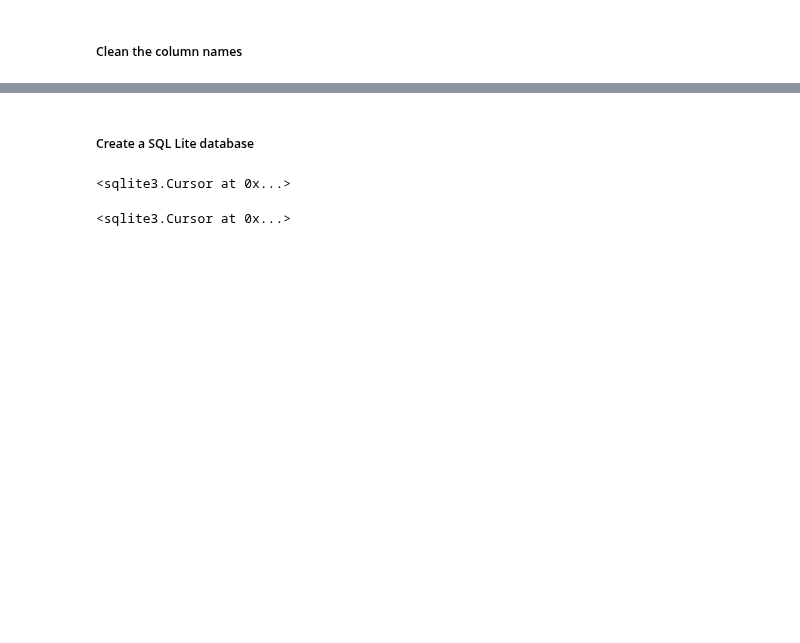
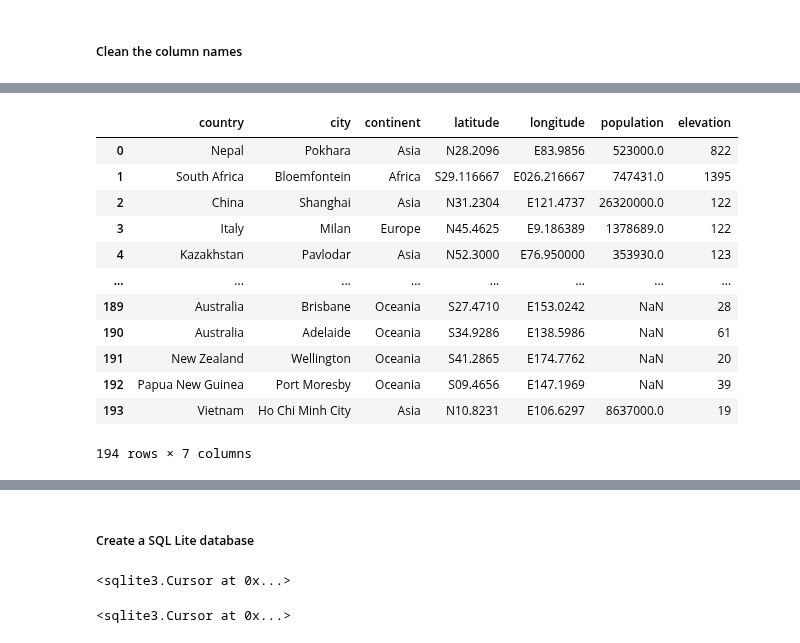
Before and after one commit to stmoks/capitals_and_countries, a Jupyter notebook: main.ipynb, the cells around one changed output, grey strips where cells are left out. Cells and saved outputs as stored; diff of their text form; code cells hidden in the pictures; blank space fills up the shorter version.

```diff
--- a/main.ipynb
+++ b/main.ipynb
@@ -5,6 +6,10 @@ import re
 # %% [markdown]
 ##### Scrape and load the Wiki data into a Pandas dataframe
 # %%
-url = 'https://en.wikipedia.org/wiki/List_of_national_capitals'
-list_of_tables = pd.read_html(url)
+capitals_url = 'https://en.wikipedia.org/wiki/List_of_national_capitals'
+list_of_tables = pd.read_html(capitals_url)
 capitals_df = list_of_tables[1]
+
+cities_url = 'https://en.wikipedia.org/wiki/List_of_cities_by_elevation'
+list_of_tables = pd.read_html(cities_url)
+cities_df = list_of_tables[1]
@@ -35,0 +74,16 @@ capitals_df
+# %%
+cities_df
+# %% [output]
+|  | country | city | continent | latitude | longitude | population | elevation |
+| 0 | Nepal | Pokhara | Asia | N28.2096 | E83.9856 | 523000.0 | 822 |
+| 1 | South Africa | Bloemfontein | Africa | S29.116667 | E026.216667 | 747431.0 | 1395 |
+| 2 | China | Shanghai | Asia | N31.2304 | E121.4737 | 26320000.0 | 122 |
+| 3 | Italy | Milan | Europe | N45.4625 | E9.186389 | 1378689.0 | 122 |
+| 4 | Kazakhstan | Pavlodar | Asia | N52.3000 | E76.950000 | 353930.0 | 123 |
+| ... | ... | ... | ... | ... | ... | ... | ... |
+| 189 | Australia | Brisbane | Oceania | S27.4710 | E153.0242 | NaN | 28 |
+| 190 | Australia | Adelaide | Oceania | S34.9286 | E138.5986 | NaN | 61 |
+| 191 | New Zealand | Wellington | Oceania | S41.2865 | E174.7762 | NaN | 20 |
+| 192 | Papua New Guinea | Port Moresby | Oceania | S09.4656 | E147.1969 | NaN | 39 |
+| 193 | Vietnam | Ho Chi Minh City | Asia | N10.8231 | E106.6297 | 8637000.0 | 19 |
+194 rows × 7 columns
```
Also changed, not shown: parts of 24 cells of this notebook, 4 other files.
